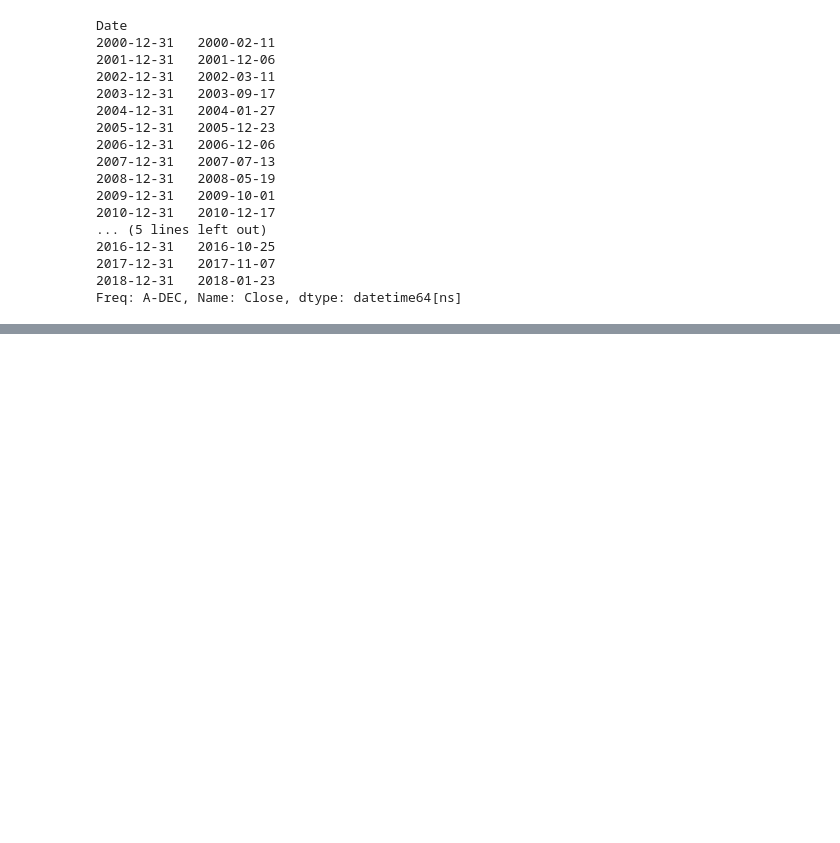
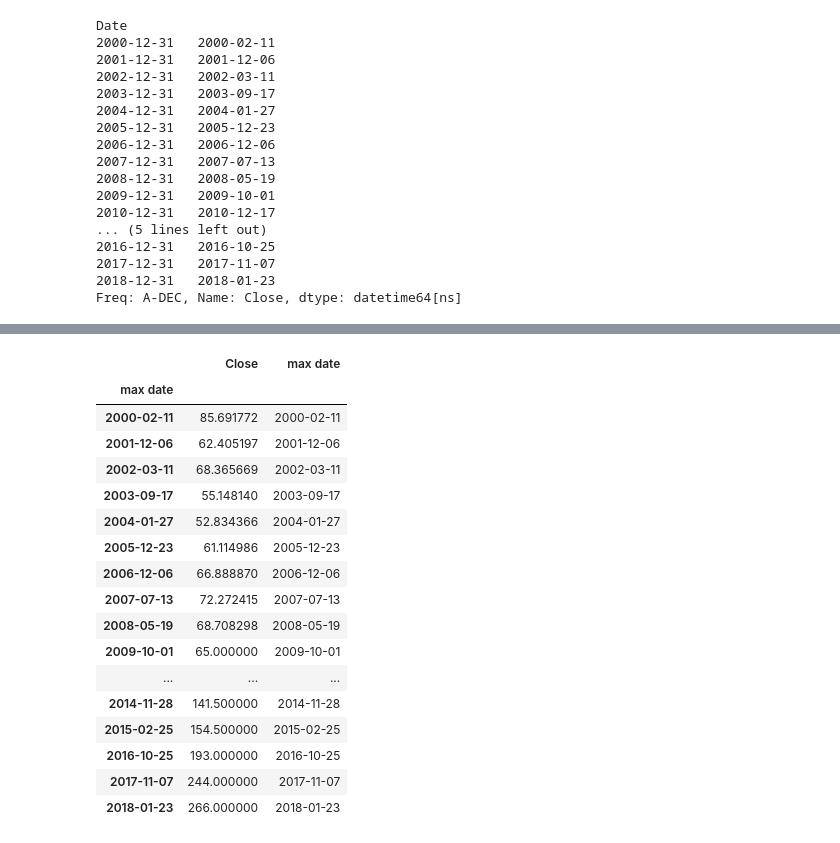
Before and after one commit to webclinic017/trade-backtest, a Jupyter notebook: 2_2_資料整理_找出每年最大值.ipynb, the cells around one changed output, grey strips where cells are left out. Saved outputs shown, nothing was run; the diff lists cells and outputs as text; code cells hidden in the pictures; blank space fills up the shorter version.

```diff
--- a/2_2_資料整理_找出每年最大值.ipynb
+++ b/2_2_資料整理_找出每年最大值.ipynb
@@ -87,0 +129,23 @@ Name: Close, dtype: object
+# %%
+df3.index=df3['max date']
+# %%
+df3
+# %% [output]
+|  | Close | max date |
+| max date |  |  |
+| 2000-02-11 | 85.691772 | 2000-02-11 |
+| 2001-12-06 | 62.405197 | 2001-12-06 |
+| 2002-03-11 | 68.365669 | 2002-03-11 |
+| 2003-09-17 | 55.148140 | 2003-09-17 |
+| 2004-01-27 | 52.834366 | 2004-01-27 |
+| 2005-12-23 | 61.114986 | 2005-12-23 |
+| 2006-12-06 | 66.888870 | 2006-12-06 |
+| 2007-07-13 | 72.272415 | 2007-07-13 |
+| 2008-05-19 | 68.708298 | 2008-05-19 |
+| 2009-10-01 | 65.000000 | 2009-10-01 |
+| ... | ... | ... |
+| 2014-11-28 | 141.500000 | 2014-11-28 |
+| 2015-02-25 | 154.500000 | 2015-02-25 |
+| 2016-10-25 | 193.000000 | 2016-10-25 |
+| 2017-11-07 | 244.000000 | 2017-11-07 |
+| 2018-01-23 | 266.000000 | 2018-01-23 |
```
Also changed, not shown: parts of 10 cells of this notebook.
